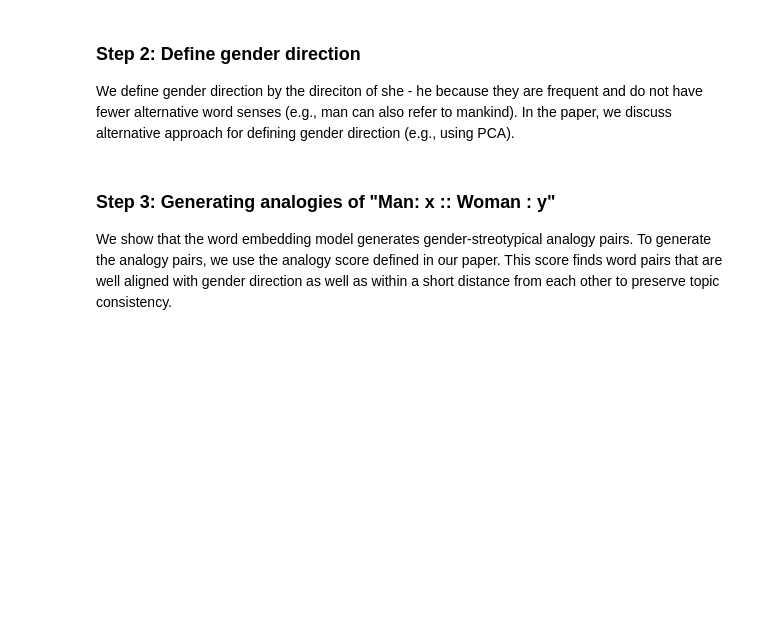
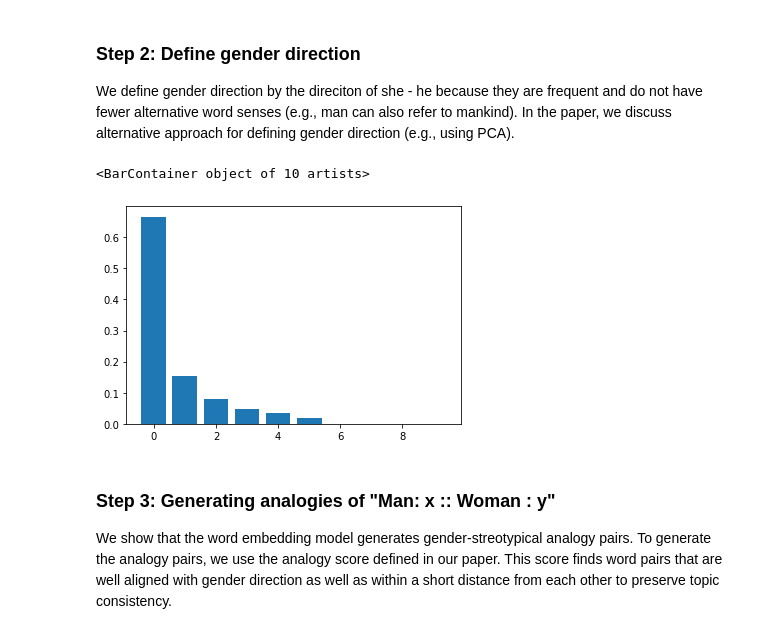
Before and after one commit to Erhtric/GenderDiscriminationNLP, a Jupyter notebook: tutorial_example1.ipynb, the cells around one changed output. Saved outputs shown, nothing was run; the diff lists cells and outputs as text; code cells hidden in the pictures; blank space fills up the shorter version.

```diff
--- a/tutorial_example1.ipynb
+++ b/tutorial_example1.ipynb
@@ -64,11 +68,15 @@ We define gender direction by the direciton of she - he because they are frequen
 # %%
 # compute gender direction
 female_words = ["lei", "donna", "madre", "moglie", "sorella", "femmina"]
 
 male_words = ["lui", "uomo", "padre", "marito", "fratello", "maschio"]
 definitional = list(zip(male_words, female_words))
 
 gender_direction = we.doPCA(definitional, E).components_[0]
+plt.bar(range(10), we.doPCA(definitional, E).explained_variance_ratio_)
+# %% [output]
+<BarContainer object of 10 artists>
+[figure, added]
 # %% [markdown]
 ### Step 3: Generating analogies of "Man: x :: Woman : y"
 
```
Also changed, not shown: parts of 8 cells of this notebook, 6 other files.
